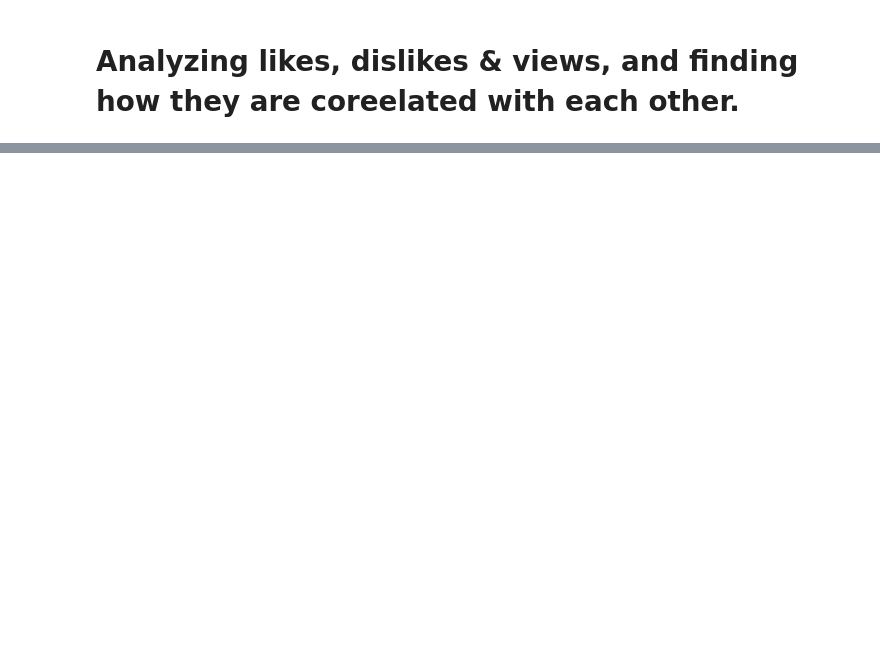
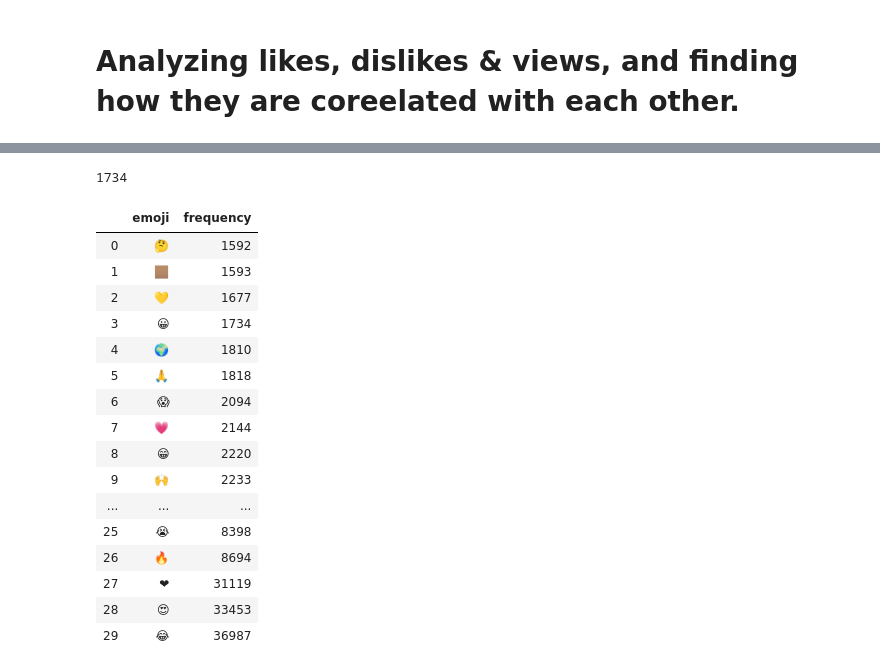
Before and after one commit to abhikr74/youtube_data_analysis, a Jupyter notebook: youtube_analysis.ipynb, the cells around one changed output, grey strips where cells are left out. Saved outputs shown, nothing was run; the diff lists cells and outputs as text; code cells hidden in the pictures; blank space fills up the shorter version.

```diff
--- a/youtube_analysis.ipynb
+++ b/youtube_analysis.ipynb
@@ -201,0 +267,47 @@ plt.axis('off')
+# %%
+emjstr.count('\U0001F600')
+# %% [output]
+1734
+# %%
+# Storing the frequency counts for each emoji in a dictionary.
+# dict_variable = {key:value for (key,value) in dictonary.items()}
+
+emjdict  = {e : emjstr.count(e) for e in set(emjstr)}
+# %%
+# Sorting emoji dictionary created based on the number of times each emoji was repeated(value) in the comments
+# sorted(emjdict.items(), key = lambda item:item[1])
+
+emjdict = {k:v for k, v in sorted(emjdict.items(), key = lambda item:item[1])}
+# %%
+# Extracting keys from the dictionary emjdict
+
+#list(emjdict)
+# list(emjdict.keys())
+
+keys = [*emjdict.keys()]; # Using unpacking operator * to convert the dict view object into a list.
+values = [*emjdict.values()]; # extracting value and converting it into a list.
+# %%
+# creating a datframe with emoji's and their counts for all video comments on youtube.
+# Top 30 most frequently used emojis in the dataframe.
+
+emjdf = pd.DataFrame({'emoji' : keys[-30:], 'frequency' : values[-30:]})
+# %%
+emjdf
+# %% [output]
+|  | emoji | frequency |
+| 0 | 🤔 | 1592 |
+| 1 | 🏽 | 1593 |
+| 2 | 💛 | 1677 |
+| 3 | 😀 | 1734 |
+| 4 | 🌍 | 1810 |
+| 5 | 🙏 | 1818 |
+| 6 | 😱 | 2094 |
+| 7 | 💗 | 2144 |
+| 8 | 😁 | 2220 |
+| 9 | 🙌 | 2233 |
+| ... | ... | ... |
+| 25 | 😭 | 8398 |
+| 26 | 🔥 | 8694 |
+| 27 | ❤ | 31119 |
+| 28 | 😍 | 33453 |
+| 29 | 😂 | 36987 |
```
Also changed, not shown: parts of 34 cells of this notebook.
